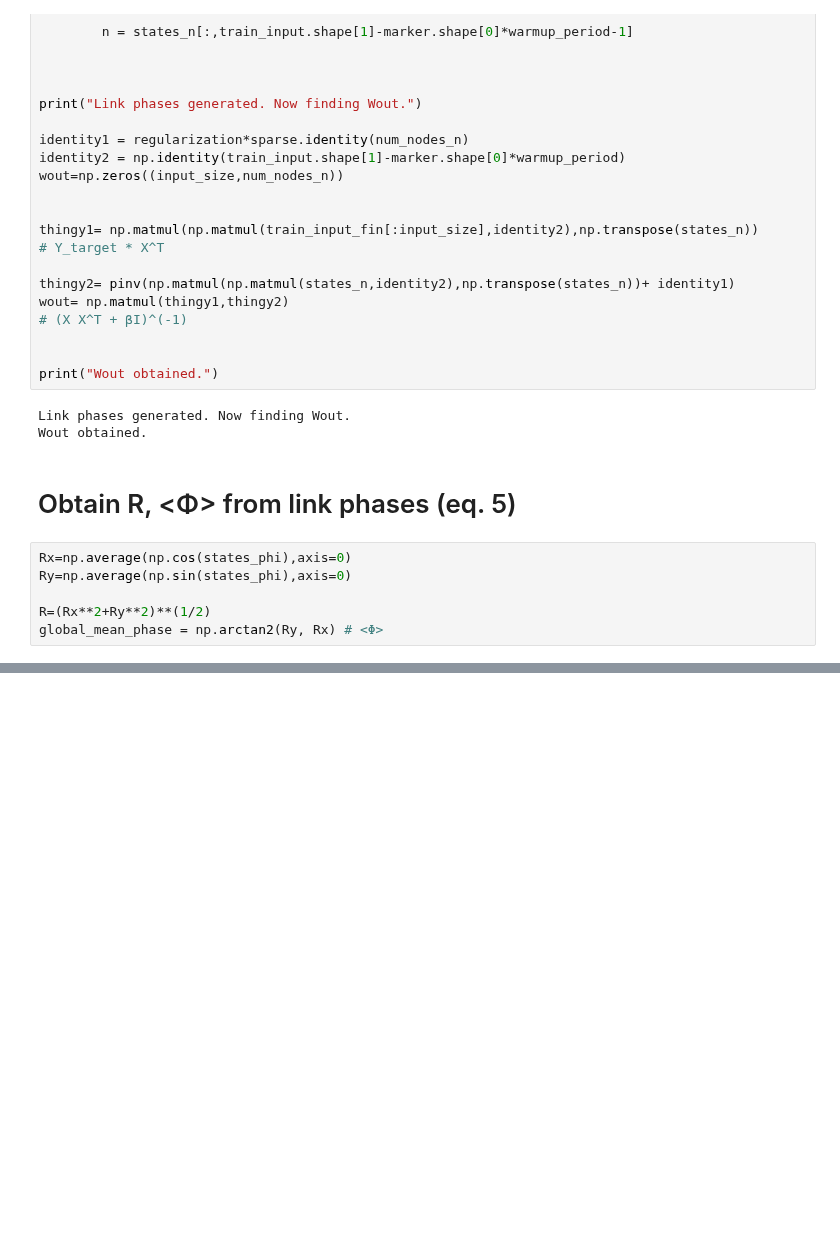
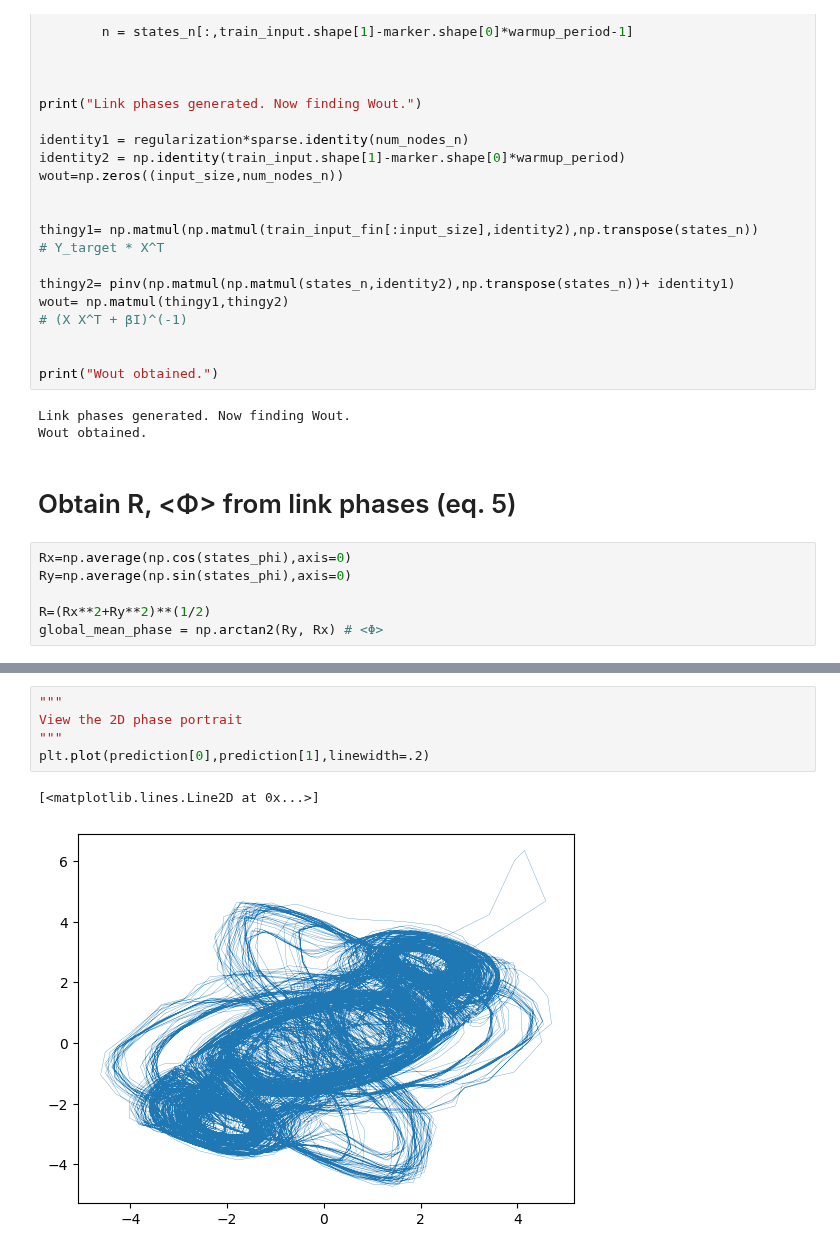
Before and after one commit to losertlab/rhythmic_sharing, a Jupyter notebook: rhythmic_sharing_example.ipynb, the cells around one changed output, grey strips where cells are left out. Drawn from its saved outputs; the diff is of its cells as text; blank space fills up the shorter version.

```diff
--- a/rhythmic_sharing_example.ipynb
+++ b/rhythmic_sharing_example.ipynb
@@ -440,0 +601,8 @@ This is then used as the input to evolve n for the next timestep, i.e., in the f
+# %%
+"""
+View the 2D phase portrait
+"""
+plt.plot(prediction[0],prediction[1],linewidth=.2)
+# %% [output]
+[<matplotlib.lines.Line2D at 0x...>]
+[figure, added]
```
Also changed, not shown: parts of 9 cells of this notebook.
